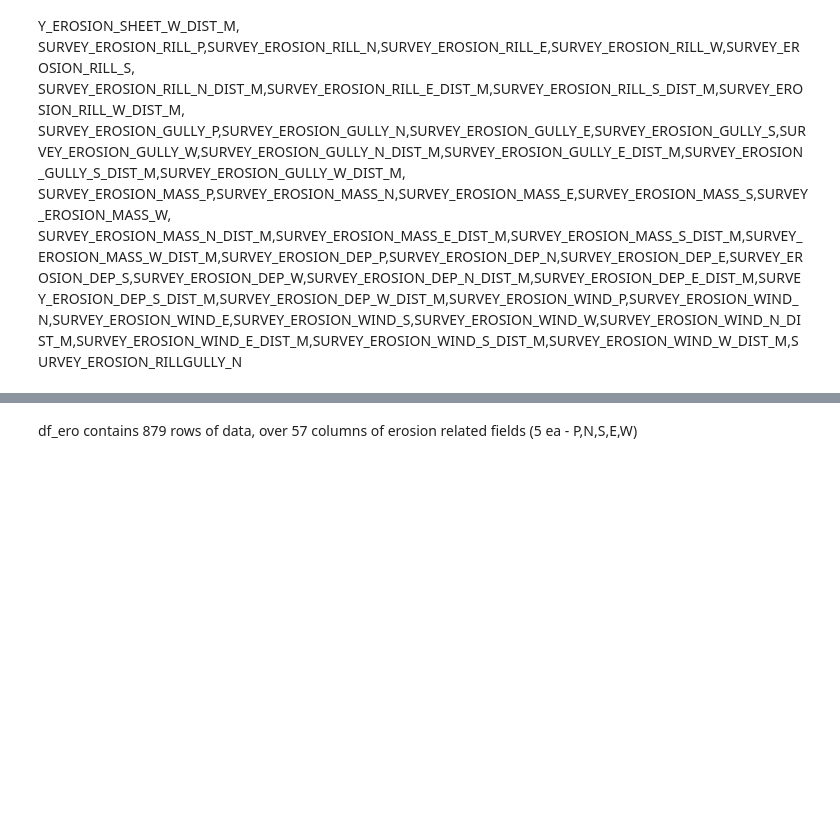
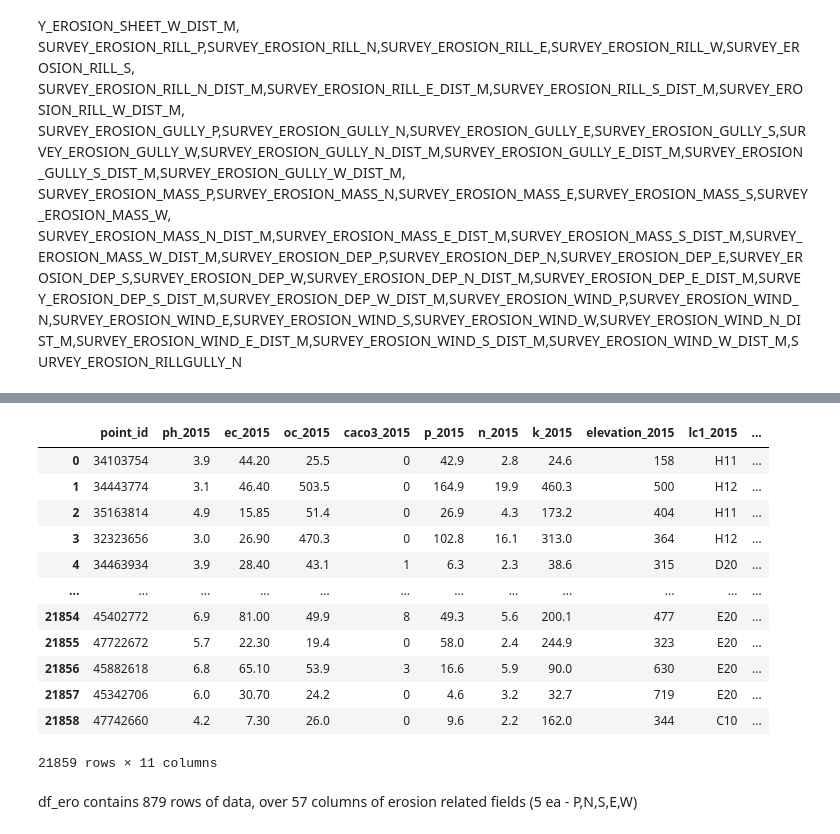
Before and after one commit to IndianGrandpa/AI4ls-Team-52, a Jupyter notebook: data/jc-interim/EDA.ipynb, the cells around one changed output, grey strips where cells are left out. Drawn from its saved outputs; the diff is of its cells as text; code cells hidden in the pictures; blank space fills up the shorter version.

```diff
--- a/data/jc-interim/EDA.ipynb
+++ b/data/jc-interim/EDA.ipynb
@@ -524,0 +539,27 @@ df_ero
+# %%
+df_2015.rename({'Point_ID': 'point_id',
+                'pH(CaCl2)': 'ph_2015',
+                'EC': 'ec_2015',
+                'OC': 'oc_2015',
+                'CaCO3': 'caco3_2015',
+                'P': 'p_2015',
+                'N': 'n_2015',
+                'K': 'k_2015',
+                'Elevation': 'elevation_2015',
+                'LC1': 'lc1_2015',
+                'LU1': 'lu1_2015'}, axis='columns', inplace=True)
+df_2015
+# %% [output]
+|  | point_id | ph_2015 | ec_2015 | oc_2015 | caco3_2015 | p_2015 | n_2015 | k_2015 | elevation_2015 | lc1_2015 | ... |
+| 0 | 34103754 | 3.9 | 44.20 | 25.5 | 0 | 42.9 | 2.8 | 24.6 | 158 | H11 | ... |
+| 1 | 34443774 | 3.1 | 46.40 | 503.5 | 0 | 164.9 | 19.9 | 460.3 | 500 | H12 | ... |
+| 2 | 35163814 | 4.9 | 15.85 | 51.4 | 0 | 26.9 | 4.3 | 173.2 | 404 | H11 | ... |
+| 3 | 32323656 | 3.0 | 26.90 | 470.3 | 0 | 102.8 | 16.1 | 313.0 | 364 | H12 | ... |
+| 4 | 34463934 | 3.9 | 28.40 | 43.1 | 1 | 6.3 | 2.3 | 38.6 | 315 | D20 | ... |
+| ... | ... | ... | ... | ... | ... | ... | ... | ... | ... | ... | ... |
+| 21854 | 45402772 | 6.9 | 81.00 | 49.9 | 8 | 49.3 | 5.6 | 200.1 | 477 | E20 | ... |
+| 21855 | 47722672 | 5.7 | 22.30 | 19.4 | 0 | 58.0 | 2.4 | 244.9 | 323 | E20 | ... |
+| 21856 | 45882618 | 6.8 | 65.10 | 53.9 | 3 | 16.6 | 5.9 | 90.0 | 630 | E20 | ... |
+| 21857 | 45342706 | 6.0 | 30.70 | 24.2 | 0 | 4.6 | 3.2 | 32.7 | 719 | E20 | ... |
+| 21858 | 47742660 | 4.2 | 7.30 | 26.0 | 0 | 9.6 | 2.2 | 162.0 | 344 | C10 | ... |
+21859 rows × 11 columns
```
Also changed, not shown: parts of 6 cells of this notebook, 2 other files.
